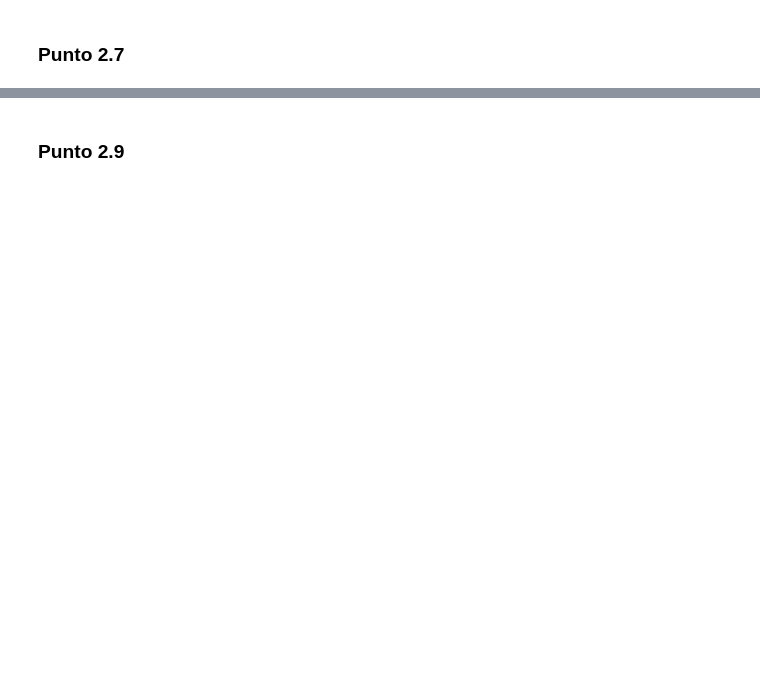
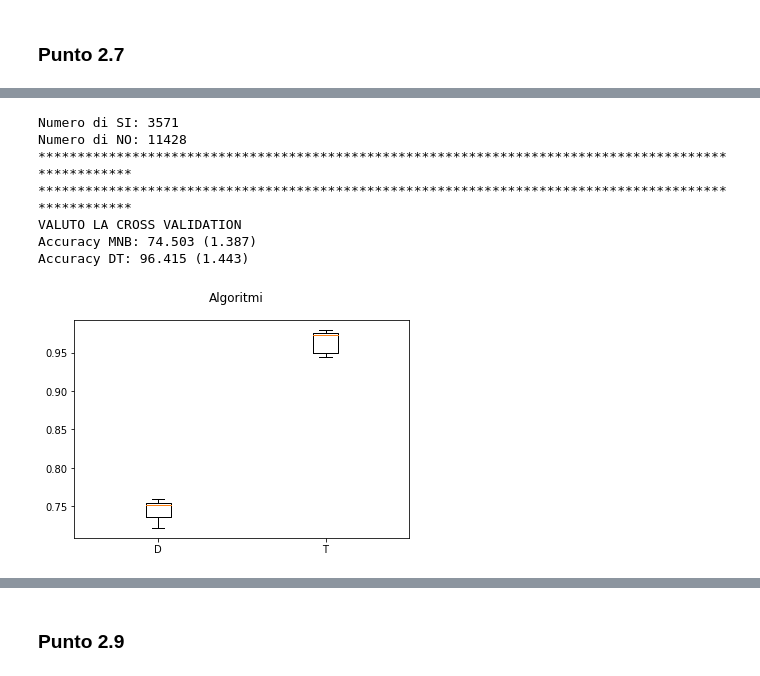
Before and after one commit to ZippoCode/Big-Data-Analysis, a Jupyter notebook: Appelli d'esame/20170110/20170110.ipynb, the cells around one changed output, grey strips where cells are left out. Saved outputs shown, nothing was run; the diff lists cells and outputs as text; code cells hidden in the pictures; blank space fills up the shorter version.

```diff
--- a/Appelli d'esame/20170110/20170110.ipynb
+++ b/Appelli d'esame/20170110/20170110.ipynb
@@ -310,11 +277,2 @@ Confusion matrix:
 # %% [markdown]
 ### Punto 2.5
-# %%
-"""
-    Se si utilizza un modello basato su Decision Tree che valore di accuratezza si ottiene?
-    Cambia qualcosa nella confusion matrix?
-"""
-model_DT = DecisionTreeClassifier()
-model_DT.fit(X_train, Y_train)
-print('Score: {}'.format(model_DT.score(X_test, Y_test)))
-print('Confusion matrix:\n{}'.format(confusion_matrix(model_DT.predict(X_test), Y_test)))
@@ -350,0 +290,9 @@ Accuracy: 0.656 (0.009)
+# %%
+# Prendo il training e il dataset e li unisco
+X = pd.concat([X_train, X_test])
+Y = pd.concat([Y_train, Y_test])
+
+seed = 5
+scoring = 'accuracy'
+score = cross_val_score(multinomial_NB, X, Y, cv = seed, scoring = scoring)
+print('Accuracy: {:.3f} ({:.3f})'.format(score.mean() * 100.0, score.std() * 100.0))
@@ -436,0 +303,48 @@ Accuracy Decision Tree: 0.984
+# %%
+left_yn = Y.value_counts()
+left_yes = left_yn[1]
+left_no = left_yn[0]
+print('Numero di SI: {}\nNumero di NO: {}'.format(left_yes, left_no))
+dataset_yes = df[df['left'] == 0].sample(n = left_yes, replace = False)
+dataset_no = df[df['left'] == 1]
+print('*' * 100)
+
+dataset_bal = pd.concat([dataset_yes, dataset_no])
+
+X_bal = dataset_bal.drop('left', axis = 1)
+Y_bal = dataset_bal['left']
+
+models = []
+models.append(('MNB', MultinomialNB()))
+models.append(('DT', DecisionTreeClassifier()))
+
+# Metodo per valutare l'accuracy tramite la cross validation (viene chiesta più volte quindi creo il metodo)
+def valuta_cvs(X, Y, figure = False):
+    print('*' * 100, '\nVALUTO LA CROSS VALIDATION')
+    seed = 5
+    scoring = 'accuracy'
+    scores = []
+    names = []
+    for name, model in models:
+        score = cross_val_score(model, X, Y, cv = seed, scoring = scoring)
+        scores.append(score)
+        names.append(name)
+        print('Accuracy {}: {:.3f} ({:.3f})'.format(name, score.mean() * 100.0, score.std() * 100.0))
+    if(figure):
+        fig = plt.figure()
+        fig.suptitle('Algoritmi')
+        ax = fig.add_subplot(111)
+        plt.boxplot(scores)
+        ax.set_xticklabels(name)
+        plt.show()
+
+valuta_cvs(X_bal, Y_bal, True)
+# %% [output]
+Numero di SI: 3571
+Numero di NO: 11428
+****************************************************************************************************
+****************************************************************************************************
+VALUTO LA CROSS VALIDATION
+Accuracy MNB: 74.503 (1.387)
+Accuracy DT: 96.415 (1.443)
+[figure, added]
```
Also changed, not shown: parts of 39 cells of this notebook, 14 other files.
